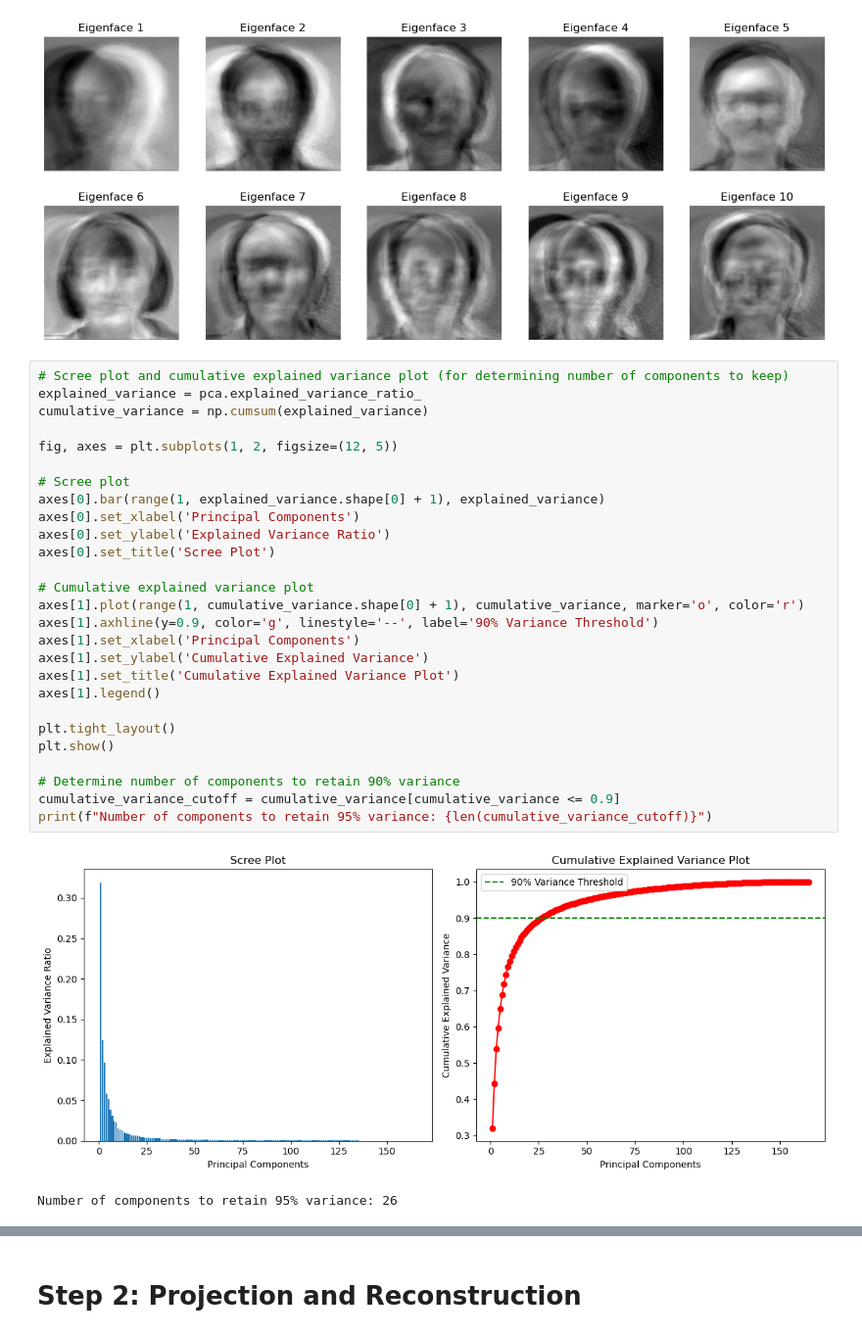
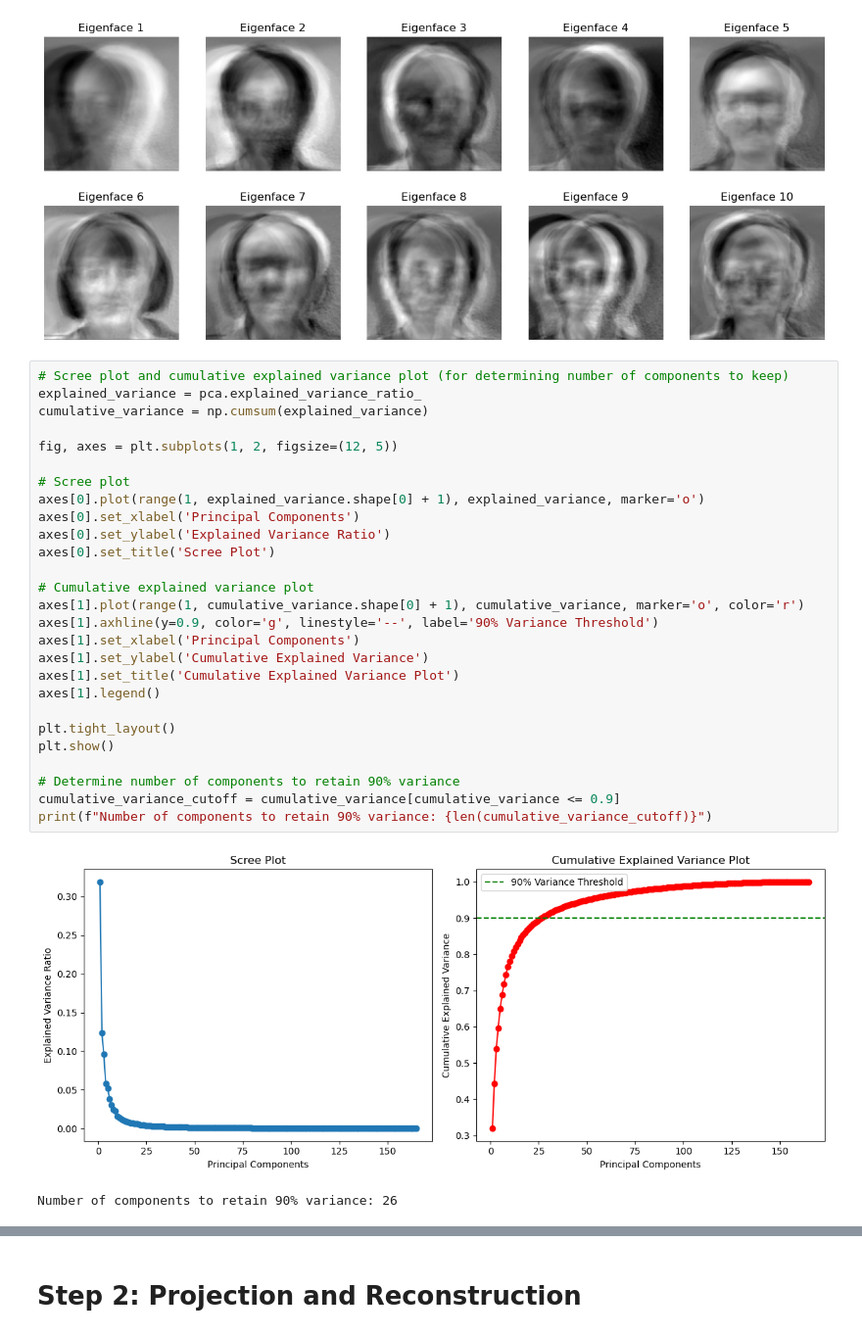
Before and after one commit to ToothlessOS/eigenface-recognition, a Jupyter notebook: main.ipynb, the cells around one changed output, grey strips where cells are left out. Shown at 98% size. Drawn from its saved outputs; the diff is of its cells as text.

```diff
--- a/main.ipynb
+++ b/main.ipynb
@@ -87,31 +87,31 @@ for i, ax in enumerate(axes.flat):
 # %%
 # Scree plot and cumulative explained variance plot (for determining number of components to keep)
 explained_variance = pca.explained_variance_ratio_
 cumulative_variance = np.cumsum(explained_variance)
 
 fig, axes = plt.subplots(1, 2, figsize=(12, 5))
 
 # Scree plot
-axes[0].bar(range(1, explained_variance.shape[0] + 1), explained_variance)
+axes[0].plot(range(1, explained_variance.shape[0] + 1), explained_variance, marker='o')
 axes[0].set_xlabel('Principal Components')
 axes[0].set_ylabel('Explained Variance Ratio')
 axes[0].set_title('Scree Plot')
 
 # Cumulative explained variance plot
 axes[1].plot(range(1, cumulative_variance.shape[0] + 1), cumulative_variance, marker='o', color='r')
 axes[1].axhline(y=0.9, color='g', linestyle='--', label='90% Variance Threshold')
 axes[1].set_xlabel('Principal Components')
 axes[1].set_ylabel('Cumulative Explained Variance')
 axes[1].set_title('Cumulative Explained Variance Plot')
 axes[1].legend()
 
 plt.tight_layout()
 plt.show()
 
 # Determine number of components to retain 90% variance
 cumulative_variance_cutoff = cumulative_variance[cumulative_variance <= 0.9]
-print(f"Number of components to retain 95% variance: {len(cumulative_variance_cutoff)}")
+print(f"Number of components to retain 90% variance: {len(cumulative_variance_cutoff)}")
 # %% [output]
-[figure, old version]
+[figure, new version]
-Number of components to retain 95% variance: 26
+Number of components to retain 90% variance: 26
 # %% [markdown]
```
Also changed, not shown: parts of 9 cells of this notebook.
